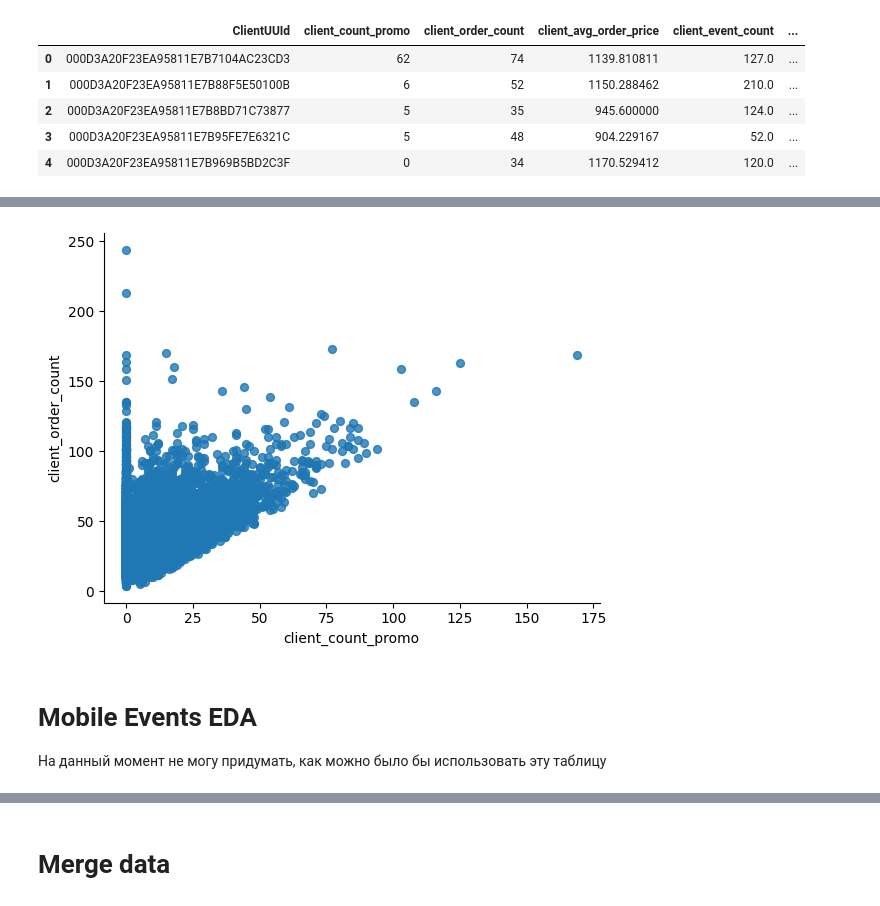
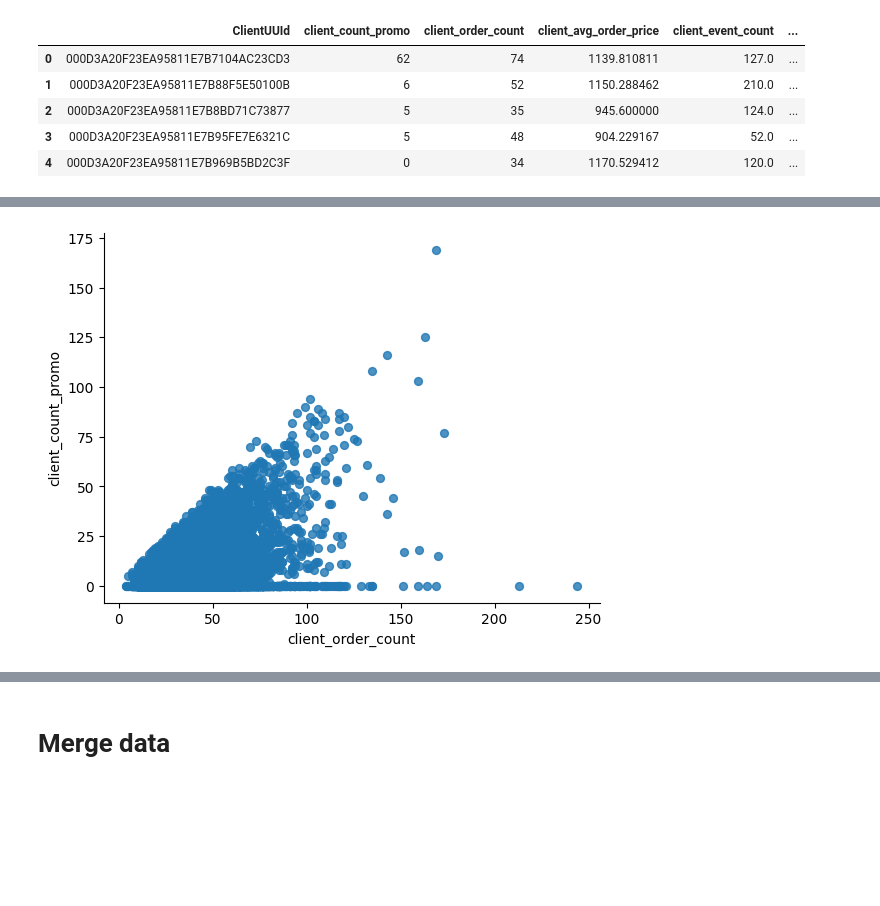
Before and after one commit to den2morrow/colab_research, a Jupyter notebook: data_secret_first_cup_2024_v1.ipynb, the cells around one changed output, grey strips where cells are left out. Saved outputs shown, nothing was run; the diff lists cells and outputs as text; code cells hidden in the pictures; blank space fills up the shorter version.

Commit message:
Поизучал и поэкспериментировал с другими моделями + начал разрабатывать новые фичи из таблицы clients_promo_october

```diff
--- a/data_secret_first_cup_2024_v1.ipynb
+++ b/data_secret_first_cup_2024_v1.ipynb
@@ -132,11 +236,10 @@ client_avg_order_price = orders.groupby('ClientUUId')['OrderTotalPrice'].mean().
 client_event_counts = mobile_events.groupby('ClientUUId')['EventName'].count().reset_index(name='client_event_count')
 # %%
 client_order_features = client_count_promo.merge(client_order_counts, on='ClientUUId', how='left')
-# client_order_features = client_order_features.merge(client_order_number, on='ClientUUId', how='left')
 client_order_features = client_order_features.merge(client_avg_order_price, on='ClientUUId', how='left')
 client_order_features = client_order_features.merge(client_event_counts, on='ClientUUId', how='left')
 
-client_order_features['percent_with_promo'] = client_order_features['client_count_promo'] / client_order_features['client_order_count']
+client_order_features['percent_order_with_promo'] = client_order_features['client_count_promo'] / client_order_features['client_order_count']
 # %%
 client_order_features.head()
 # %% [output]
@@ -161,11 +264,8 @@ client_order_features['client_event_count'] = client_order_features['client_even
 # %%
 # @title client_count_promo vs client_order_count
 
 from matplotlib import pyplot as plt
-client_order_features.plot(kind='scatter', x='client_count_promo', y='client_order_count', s=32, alpha=.8)
+client_order_features.plot(kind='scatter', x='client_order_count', y='client_count_promo', s=32, alpha=.8)
 plt.gca().spines[['top', 'right',]].set_visible(False)
 # %% [output]
-[figure, old version]
+[figure, new version]
-# %% [markdown]
-# Mobile Events EDA
-На данный момент не могу придумать, как можно было бы использовать эту таблицу
```
Also changed, not shown: parts of 81 cells of this notebook.
